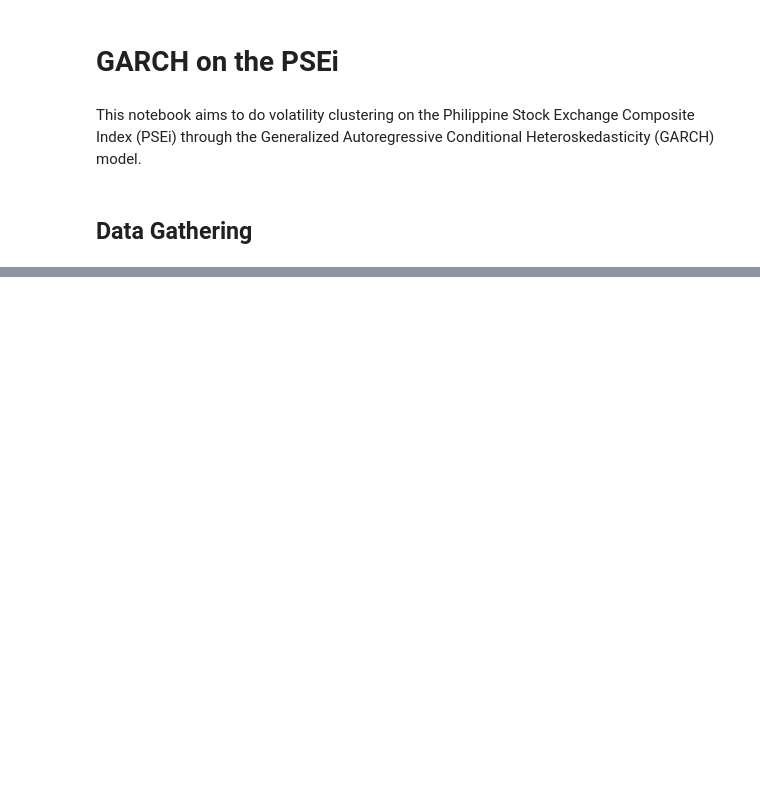
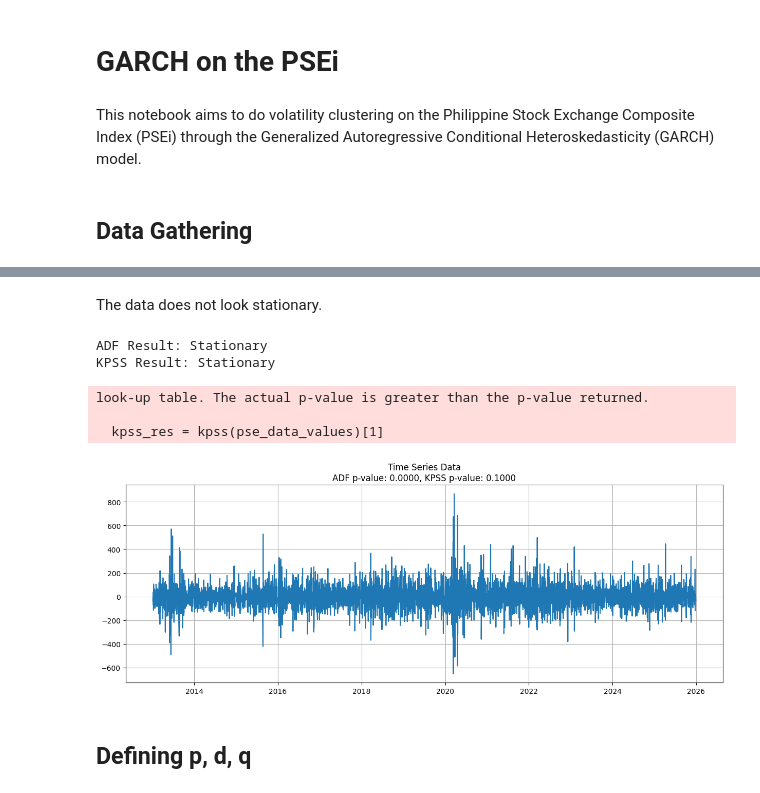
Before and after one commit to donnafaithhh/GARCH-PSEi, a Jupyter notebook: simulation.ipynb, the cells around one changed output, grey strips where cells are left out. Saved outputs shown, nothing was run; the diff lists cells and outputs as text; code cells hidden in the pictures; blank space fills up the shorter version.

Commit message:
stationarity checks

```diff
--- a/simulation.ipynb
+++ b/simulation.ipynb
@@ -79,0 +133,30 @@ data.tail()
+# %% [markdown]
+The data does not look stationary.
+# %%
+# turn to stationary
+pse_data = pse_data.diff(1)
+pse_data_values = pse_data['PSEI.PS'].dropna()
+
+# checking for stationarity
+p_value = 0.05
+adf_res = adfuller(pse_data_values)[1]
+kpss_res = kpss(pse_data_values)[1]
+
+print("ADF Result:", "Stationary" if adf_res < p_value else "Not Stationary")
+print("KPSS Result:", "Stationary" if kpss_res > p_value else "Not Stationary")
+
+# plotting
+plt.figure(figsize=(15, 5))
+plt.plot(pse_data_values)
+plt.title(f"Time Series Data\nADF p-value: {adf_res:.4f}, KPSS p-value: {kpss_res:.4f}")
+plt.grid(True)
+plt.show()
+# %% [output]
+ADF Result: Stationary
+KPSS Result: Stationary
+look-up table. The actual p-value is greater than the p-value returned.
+
+  kpss_res = kpss(pse_data_values)[1]
+[figure, added]
+# %% [markdown]
+## Defining p, d, q
```
Also changed, not shown: parts of 6 cells of this notebook.
